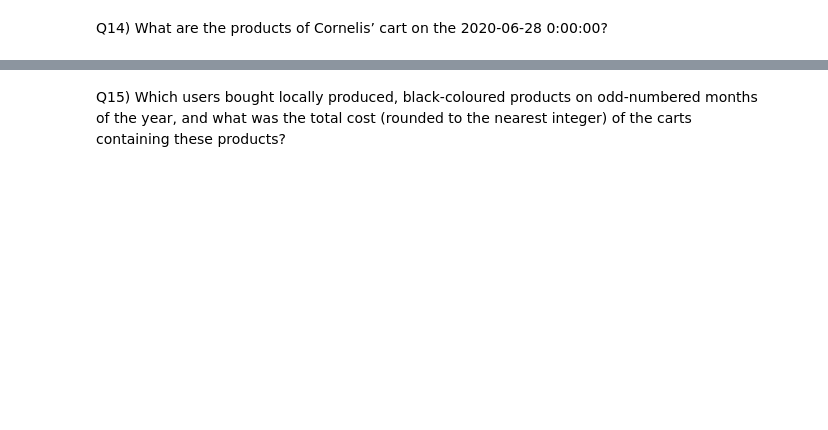
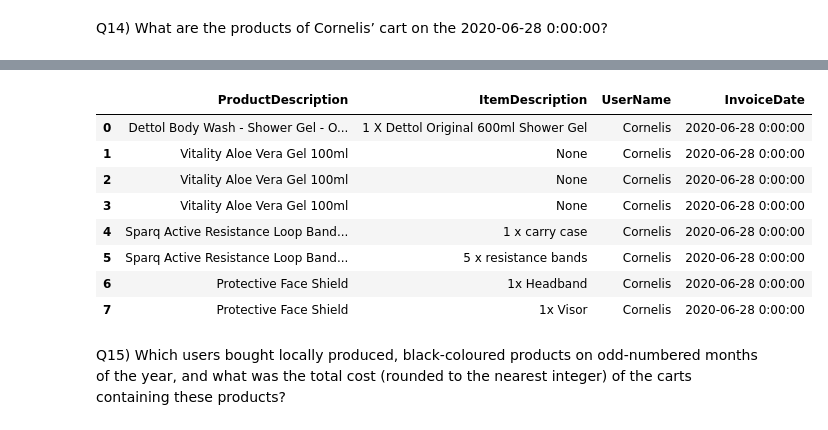
Before and after one commit to JayRolla/3NF_SQL_project, a Jupyter notebook: Christinah.ipynb, the cells around one changed output, grey strips where cells are left out. Cells and saved outputs as stored; diff of their text form; code cells hidden in the pictures; blank space fills up the shorter version.

```diff
--- a/Christinah.ipynb
+++ b/Christinah.ipynb
@@ -1049,9 +1130,10 @@ ORDER BY COUNT(CartID) DESC;
 Q14) What are the products of Cornelis’ cart on the 2020-06-28 0:00:00?
 # %%
 %%read_sql
--- Write your query here:
+
 SELECT ProductDescription, ItemDescription, UserName, InvoiceDate
 FROM Products_1NF
 INNER JOIN Transactions_1NF
 USING (Barcode)
 WHERE UserName = 'Cornelis' AND InvoiceDate = '2020-06-28 0:00:00';
+# %% [output]
@@ -1058,3 +1141,12 @@ WHERE UserName = 'Cornelis' AND InvoiceDate = '2020-06-28 0:00:00';
+|  | ProductDescription | ItemDescription | UserName | InvoiceDate |
+| 0 | Dettol Body Wash - Shower Gel - O... | 1 X Dettol Original 600ml Shower Gel | Cornelis | 2020-06-28 0:00:00 |
+| 1 | Vitality Aloe Vera Gel 100ml | None | Cornelis | 2020-06-28 0:00:00 |
+| 2 | Vitality Aloe Vera Gel 100ml | None | Cornelis | 2020-06-28 0:00:00 |
+| 3 | Vitality Aloe Vera Gel 100ml | None | Cornelis | 2020-06-28 0:00:00 |
+| 4 | Sparq Active Resistance Loop Band... | 1 x carry case | Cornelis | 2020-06-28 0:00:00 |
+| 5 | Sparq Active Resistance Loop Band... | 5 x resistance bands | Cornelis | 2020-06-28 0:00:00 |
+| 6 | Protective Face Shield | 1x Headband | Cornelis | 2020-06-28 0:00:00 |
+| 7 | Protective Face Shield | 1x Visor | Cornelis | 2020-06-28 0:00:00 |
 # %% [markdown]
 Q15) Which users bought locally produced, black-coloured products on odd-numbered months of the year, and what was the total cost (rounded to the nearest integer) of the carts containing these products?
 # %%
```
Also changed, not shown: parts of 66 cells of this notebook.
